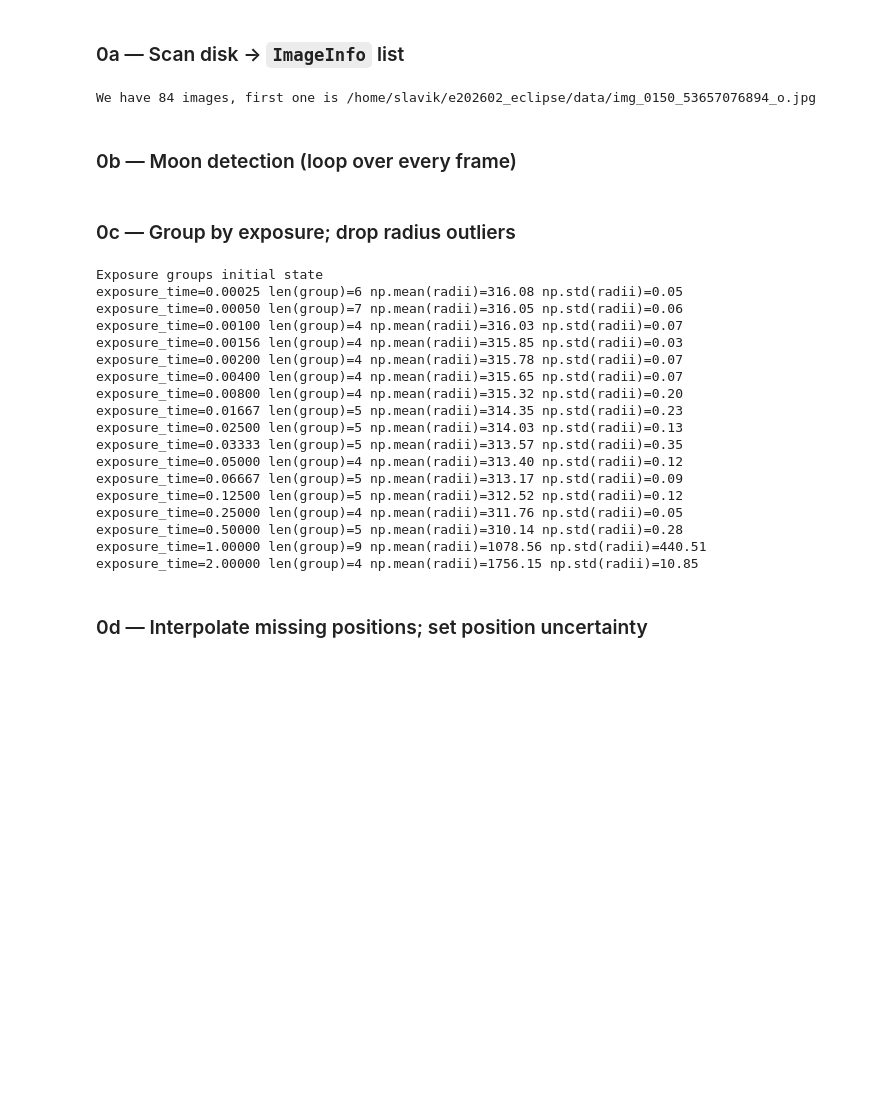
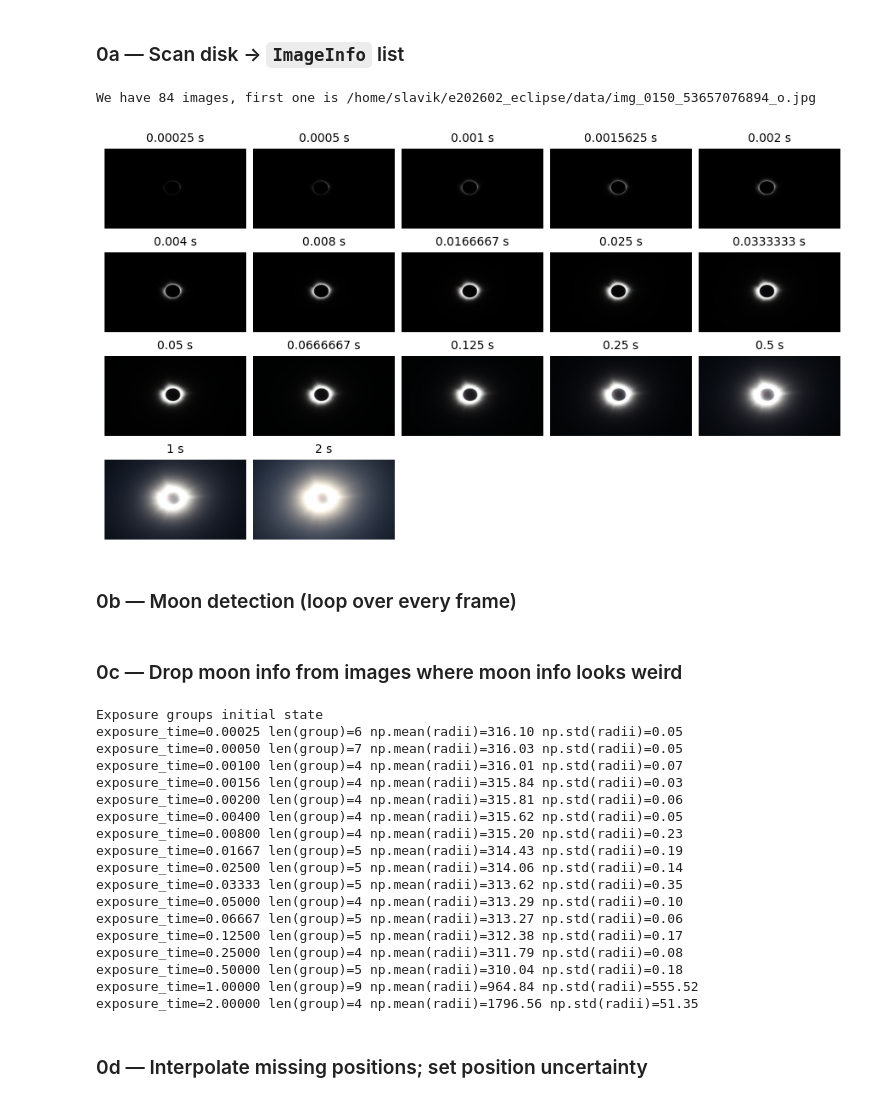
Before and after one commit to JosefSlavicek/e202602_eclipse, a Jupyter notebook: v0/pipeline.ipynb, the cells around one changed output. Drawn from its saved outputs; the diff is of its cells as text; code cells hidden in the pictures; blank space fills up the shorter version.

```diff
--- a/v0/pipeline.ipynb
+++ b/v0/pipeline.ipynb
@@ -55,44 +55,47 @@ PK_EDA03 = WORKDIR / "v0-eda03.pkl"
 # %% [markdown]
 ### 0a — Scan disk → `ImageInfo` list
 # %%
+import pipeline
 from eclipse_v0 import stage0 as s0
 
 # find all images, obtain basic informations about them (size, avg brighness, etc)
 image_infos = s0.get_image_infos(DATA_ROOT)
 print(f'We have {len(image_infos)} images, first one is {image_infos[0].path}')
+exposure_groups = s0.stage0_group_by_exposure(image_infos)
+pipeline.plot_exposure_group_thumbnails(exposure_groups)
 # %% [output]
 We have 84 images, first one is /home/slavik/e202602_eclipse/data/img_0150_53657076894_o.jpg
+[figure, added]
 # %% [markdown]
 ### 0b — Moon detection (loop over every frame)
 # %%
 # in each image independently, determine moon position and radius
 s0.stage0_detect_moons(image_infos)
 # %% [markdown]
-### 0c — Group by exposure; drop radius outliers
+### 0c — Drop moon info from images where moon info looks weird
 # %%
-exposure_groups = s0.stage0_group_by_exposure(image_infos)
 print(f'Exposure groups initial state')
 s0.stage0_print_exposure_groups_stats(exposure_groups)
 s0.stage0_prune_moon_info_for_radius_outliers(exposure_groups)
 # %% [output]
 Exposure groups initial state
-exposure_time=0.00025 len(group)=6 np.mean(radii)=316.08 np.std(radii)=0.05
-exposure_time=0.00050 len(group)=7 np.mean(radii)=316.05 np.std(radii)=0.06
-exposure_time=0.00100 len(group)=4 np.mean(radii)=316.03 np.std(radii)=0.07
-exposure_time=0.00156 len(group)=4 np.mean(radii)=315.85 np.std(radii)=0.03
-exposure_time=0.00200 len(group)=4 np.mean(radii)=315.78 np.std(radii)=0.07
-exposure_time=0.00400 len(group)=4 np.mean(radii)=315.65 np.std(radii)=0.07
-exposure_time=0.00800 len(group)=4 np.mean(radii)=315.32 np.std(radii)=0.20
-exposure_time=0.01667 len(group)=5 np.mean(radii)=314.35 np.std(radii)=0.23
-exposure_time=0.02500 len(group)=5 np.mean(radii)=314.03 np.std(radii)=0.13
-exposure_time=0.03333 len(group)=5 np.mean(radii)=313.57 np.std(radii)=0.35
-exposure_time=0.05000 len(group)=4 np.mean(radii)=313.40 np.std(radii)=0.12
-exposure_time=0.06667 len(group)=5 np.mean(radii)=313.17 np.std(radii)=0.09
-exposure_time=0.12500 len(group)=5 np.mean(radii)=312.52 np.std(radii)=0.12
-exposure_time=0.25000 len(group)=4 np.mean(radii)=311.76 np.std(radii)=0.05
-exposure_time=0.50000 len(group)=5 np.mean(radii)=310.14 np.std(radii)=0.28
-exposure_time=1.00000 len(group)=9 np.mean(radii)=1078.56 np.std(radii)=440.51
-exposure_time=2.00000 len(group)=4 np.mean(radii)=1756.15 np.std(radii)=10.85
+exposure_time=0.00025 len(group)=6 np.mean(radii)=316.10 np.std(radii)=0.05
+exposure_time=0.00050 len(group)=7 np.mean(radii)=316.03 np.std(radii)=0.05
+exposure_time=0.00100 len(group)=4 np.mean(radii)=316.01 np.std(radii)=0.07
+exposure_time=0.00156 len(group)=4 np.mean(radii)=315.84 np.std(radii)=0.03
+exposure_time=0.00200 len(group)=4 np.mean(radii)=315.81 np.std(radii)=0.06
+exposure_time=0.00400 len(group)=4 np.mean(radii)=315.62 np.std(radii)=0.05
+exposure_time=0.00800 len(group)=4 np.mean(radii)=315.20 np.std(radii)=0.23
+exposure_time=0.01667 len(group)=5 np.mean(radii)=314.43 np.std(radii)=0.19
+exposure_time=0.02500 len(group)=5 np.mean(radii)=314.06 np.std(radii)=0.14
+exposure_time=0.03333 len(group)=5 np.mean(radii)=313.62 np.std(radii)=0.35
+exposure_time=0.05000 len(group)=4 np.mean(radii)=313.29 np.std(radii)=0.10
+exposure_time=0.06667 len(group)=5 np.mean(radii)=313.27 np.std(radii)=0.06
+exposure_time=0.12500 len(group)=5 np.mean(radii)=312.38 np.std(radii)=0.17
+exposure_time=0.25000 len(group)=4 np.mean(radii)=311.79 np.std(radii)=0.08
+exposure_time=0.50000 len(group)=5 np.mean(radii)=310.04 np.std(radii)=0.18
+exposure_time=1.00000 len(group)=9 np.mean(radii)=964.84 np.std(radii)=555.52
+exposure_time=2.00000 len(group)=4 np.mean(radii)=1796.56 np.std(radii)=51.35
 # %% [markdown]
 ### 0d — Interpolate missing positions; set position uncertainty
 # %%
```
Also changed, not shown: parts of 1 cell of this notebook, 1 other file.
